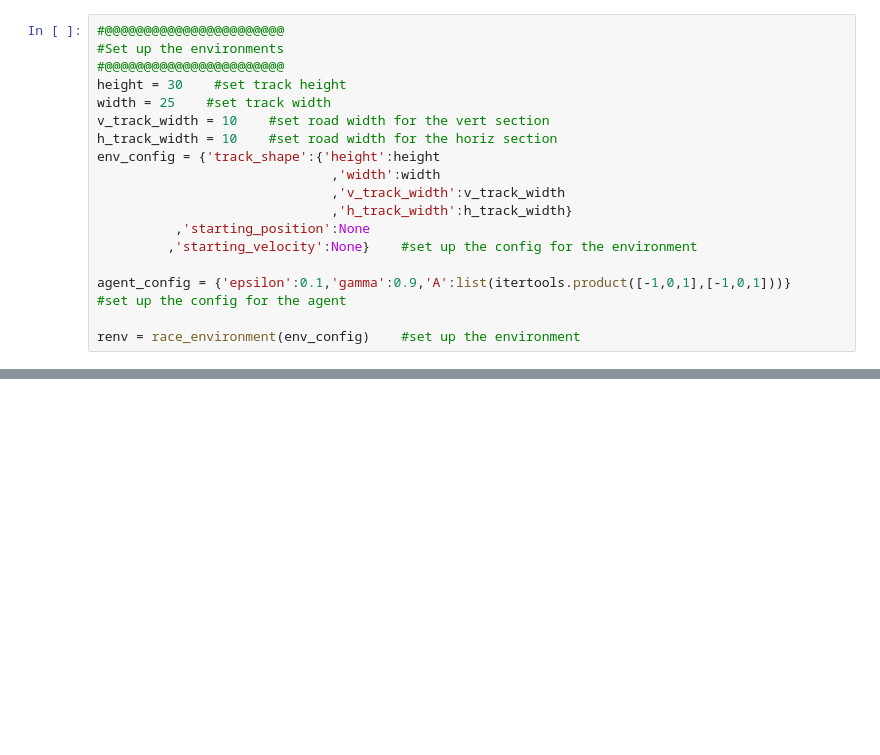
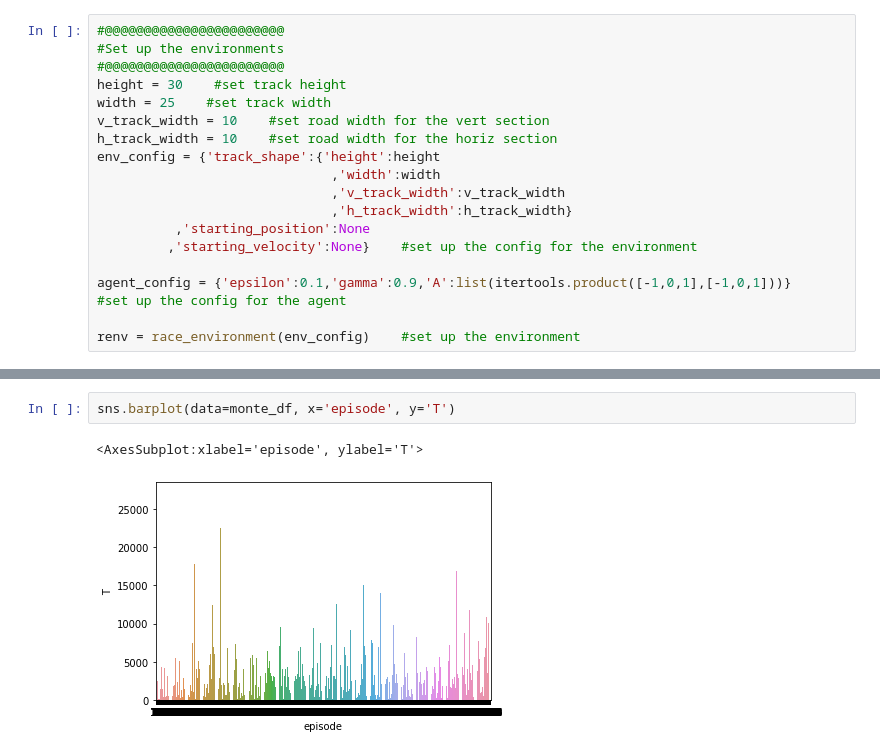
Before and after one commit to halliganbs/csc5661, a Jupyter notebook: lab3/Race_environment.ipynb, the cells around one changed output, grey strips where cells are left out. Drawn from its saved outputs; the diff is of its cells as text; blank space fills up the shorter version.

```diff
--- a/lab3/Race_environment.ipynb
+++ b/lab3/Race_environment.ipynb
@@ -305,0 +395,5 @@ monte_data = pd.DataFrame(data=runtime_data)
+# %%
+sns.barplot(data=monte_df, x='episode', y='T')
+# %% [output]
+<AxesSubplot:xlabel='episode', ylabel='T'>
+[figure, added]
```
Also changed, not shown: parts of 40 cells of this notebook, 9 other files.
